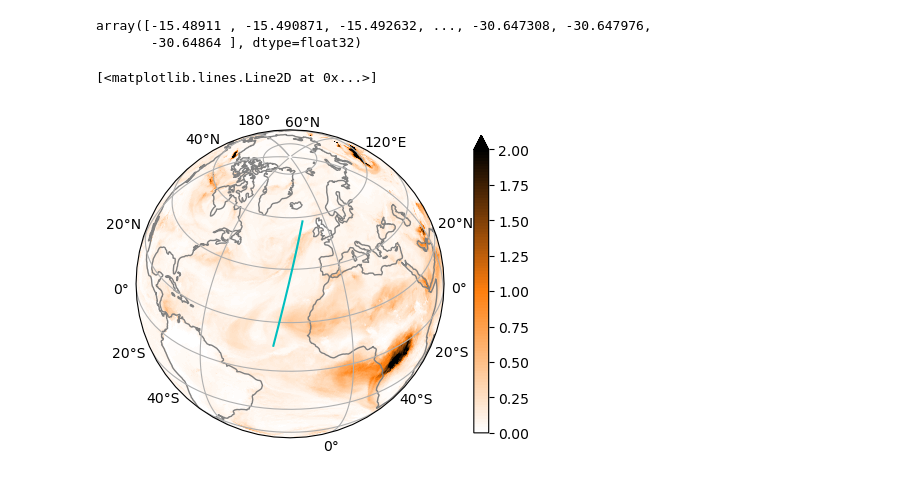
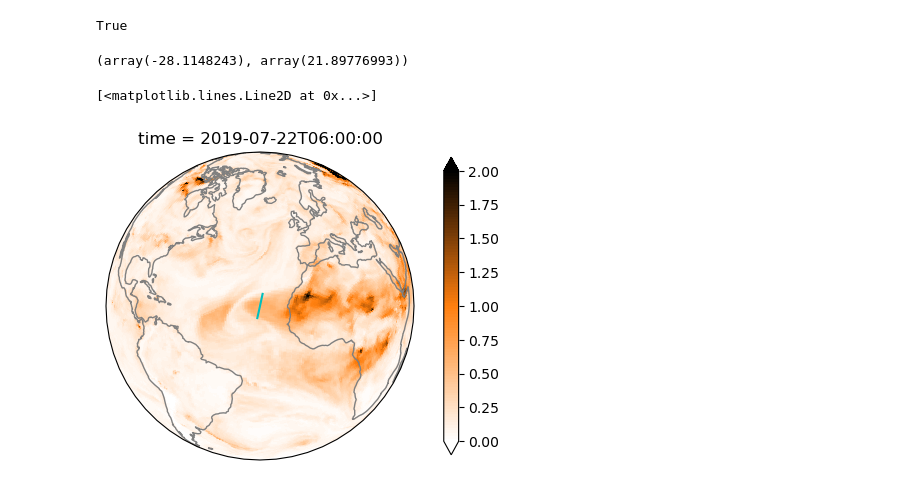
Before and after one commit to weiwilliam/swei_Notebooks, a Jupyter notebook: plotIODA_CALIOP_plot.ipynb, the cells around one changed output. Drawn from its saved outputs; the diff is of its cells as text; code cells hidden in the pictures.

```diff
--- a/plotIODA_CALIOP_plot.ipynb
+++ b/plotIODA_CALIOP_plot.ipynb
@@ -115,5 +116,5 @@ tmpds = tmpds.assign_coords(Profile=np.arange(npro))
 # %%
-plot_ds = tmpds.sel(Level=slice(30000, -200))
+plot_ds = tmpds.sel(Level=slice(15000, -200)) #, Profile=slice(223, 324))
 # %%
 xvals = []
 xstrs = []
@@ -187,41 +181,44 @@ p.figure.savefig('caliop_l1b_hofx.png', dpi=300)
+# %%
+np.isnan(plot_ds.hofx.data[1::2, :, 0])
+# %% [output]
+True
 # %%
-ncfile = '/glade/derecho/scratch/swei/jpss-simcaliop-out2/AOD/aod.2019072203.nc'
+ncfile = '/glade/work/swei/data/Reanalysis/MERRA-2/M2I3NXGAS/2019/07/MERRA2_400.inst3_2d_gas_Nx.20190722.nc4'
 ds = xa.open_dataset(ncfile)
 # %%
 proj = ccrs.PlateCarree()
-c_lon = plot_ds.lon.mean().data
-c_lat = plot_ds.lat.mean().data
+c_lon = plot_ds.plon.mean().data
+c_lat = plot_ds.plat.mean().data
-# %%
-plot_ds.lon.data
-# %% [output]
-array([-15.48911 , -15.490871, -15.492632, ..., -30.647308, -30.647976,
-       -30.64864 ], dtype=float32)
+# %%
+c_lon, c_lat
+# %% [output]
+(array(-28.1148243), array(21.89776993))
 # %%
 colors = ["white", "tab:orange", "black"]
 n_bins = 100
-cmap = LinearSegmentedColormap.from_list('here', colors, N=n_bins)
+ccmap = LinearSegmentedColormap.from_list('here', colors, N=n_bins)
 # %%
-p = ds.aod.sel(nt=0).plot(
+p = ds.AODANA.sel(time='2019-07-22 06:00:00').plot(
     vmin=0,
     vmax=2,
     size=4,
     aspect=1.6,
     add_colorbar=True,
     subplot_kws=dict(
         projection=ccrs.Orthographic(c_lon, c_lat),
     ),
     transform=ccrs.PlateCarree(),
-    cmap=cmap,
+    cmap=ccmap,
     cbar_kwargs=dict(
         label=None,
         pad=0.06,
         fraction=0.03,
     ),
 )
-p.axes.gridlines(draw_labels=True)
+# p.axes.gridlines(draw_labels=True)
 p.axes.coastlines(color='grey')
-plt.plot(plot_ds.lon.data[::2000], plot_ds.lat.data[::2000], 'c', ls='-', lw=1.5, marker='', zorder=5, transform=ccrs.PlateCarree())
+plt.plot(plot_ds.plon.data[::50], plot_ds.plat.data[::50], 'c', ls='-', lw=1.5, marker='', zorder=5, transform=ccrs.PlateCarree())
 # %% [output]
 [<matplotlib.lines.Line2D at 0x...>]
-[figure, old version]
+[figure, new version]
 # %%
```
Also changed, not shown: parts of 22 cells of this notebook.
